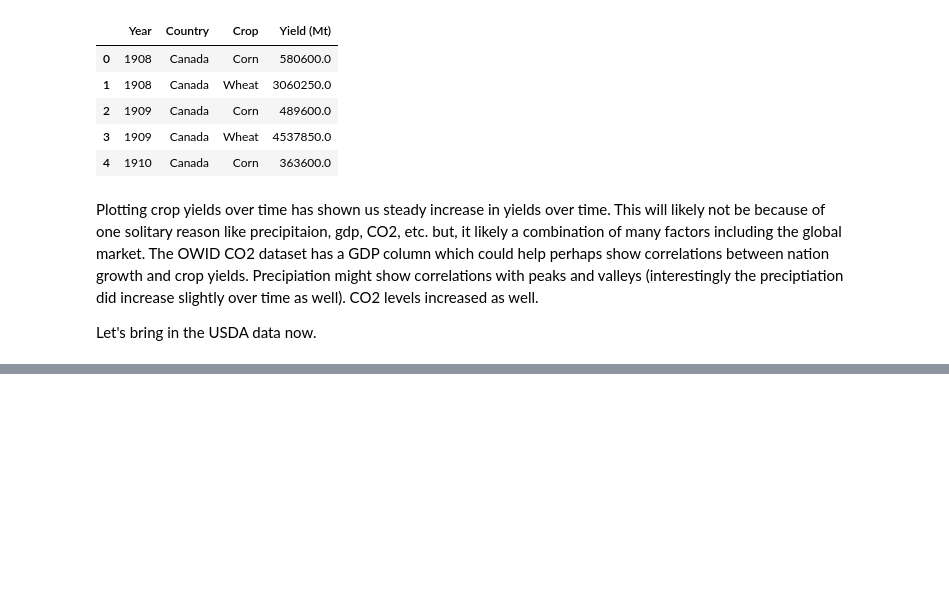
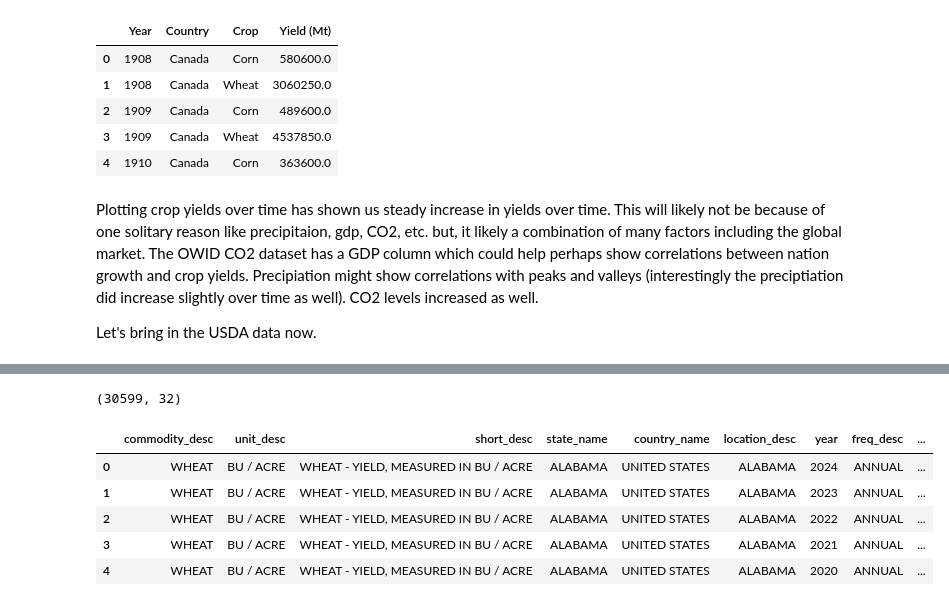
Before and after one commit to nickbartram/climate_agriculture_impact, a Jupyter notebook: crop_data.ipynb, the cells around one changed output, grey strips where cells are left out. Cells and saved outputs as stored; diff of their text form; code cells hidden in the pictures; blank space fills up the shorter version.

Commit message:
work on USDA_wheat_df, reducing columns, EDA

```diff
--- a/crop_data.ipynb
+++ b/crop_data.ipynb
@@ -234,13 +234,13 @@ Plotting crop yields over time has shown us steady increase in yields over time.
 
 Let's bring in the USDA data now.
 # %%
-# Access USDA API
+# Access USDA API querying wheat
 url = (
     "https://quickstats.nass.usda.gov/api/api_GET/"
     "?key=" + USDA_API_KEY +
     "&source_desc=SURVEY"
     "&sector_desc=CROPS"
-    "&commodity_desc=CORN"
+    "&commodity_desc=WHEAT"
     "&statisticcat_desc=YIELD"
     "&agg_level_desc=STATE"
     "&year__GE=1908"
@@ -252,4 +252,4 @@ response = requests.get(url)
 response.raise_for_status()
 # %%
 # Load response into a DataFrame
-USDA_df = pd.read_csv(io.StringIO(response.text))
+USDA_wheat_df = pd.read_csv(io.StringIO(response.text))
@@ -266,0 +374,4 @@ USDA_df.head()
+# %%
+# Let's drop some columns in increments for usability
+USDA_wheat_df = USDA_wheat_df.drop(columns=['source_desc', 'sector_desc', 'group_desc', 'class_desc', 'prodn_practice_desc', 'util_practice_desc', 'statisticcat_desc'])
+USDA_wheat_df.head()
@@ -266,0 +439,20 @@ USDA_df.head()
+# %%
+# Check USDA shape
+USDA_wheat_df.shape
+# %% [output]
+(30599, 32)
+# %%
+# Drop some columns with 1 or 0 unique entries
+USDA_wheat_df = USDA_wheat_df.drop(columns=['domain_desc', 'domaincat_desc', 'agg_level_desc', 'asd_code', 'asd_desc',
+                                            'county_ansi', 'county_code', 'county_name', 'region_desc', 'zip_5', 'watershed_code',
+                                            'watershed_desc', 'congr_district_code', 'week_ending', 'CV (%)', 'state_ansi', 'state_fips_code',
+                                            'state_alpha', 'country_code'])
+
+USDA_wheat_df.head()
+# %% [output]
+|  | commodity_desc | unit_desc | short_desc | state_name | country_name | location_desc | year | freq_desc | ... |
+| 0 | WHEAT | BU / ACRE | WHEAT - YIELD, MEASURED IN BU / ACRE | ALABAMA | UNITED STATES | ALABAMA | 2024 | ANNUAL | ... |
+| 1 | WHEAT | BU / ACRE | WHEAT - YIELD, MEASURED IN BU / ACRE | ALABAMA | UNITED STATES | ALABAMA | 2023 | ANNUAL | ... |
+| 2 | WHEAT | BU / ACRE | WHEAT - YIELD, MEASURED IN BU / ACRE | ALABAMA | UNITED STATES | ALABAMA | 2022 | ANNUAL | ... |
+| 3 | WHEAT | BU / ACRE | WHEAT - YIELD, MEASURED IN BU / ACRE | ALABAMA | UNITED STATES | ALABAMA | 2021 | ANNUAL | ... |
+| 4 | WHEAT | BU / ACRE | WHEAT - YIELD, MEASURED IN BU / ACRE | ALABAMA | UNITED STATES | ALABAMA | 2020 | ANNUAL | ... |
```
Also changed, not shown: parts of 30 cells of this notebook, 2 other files.
